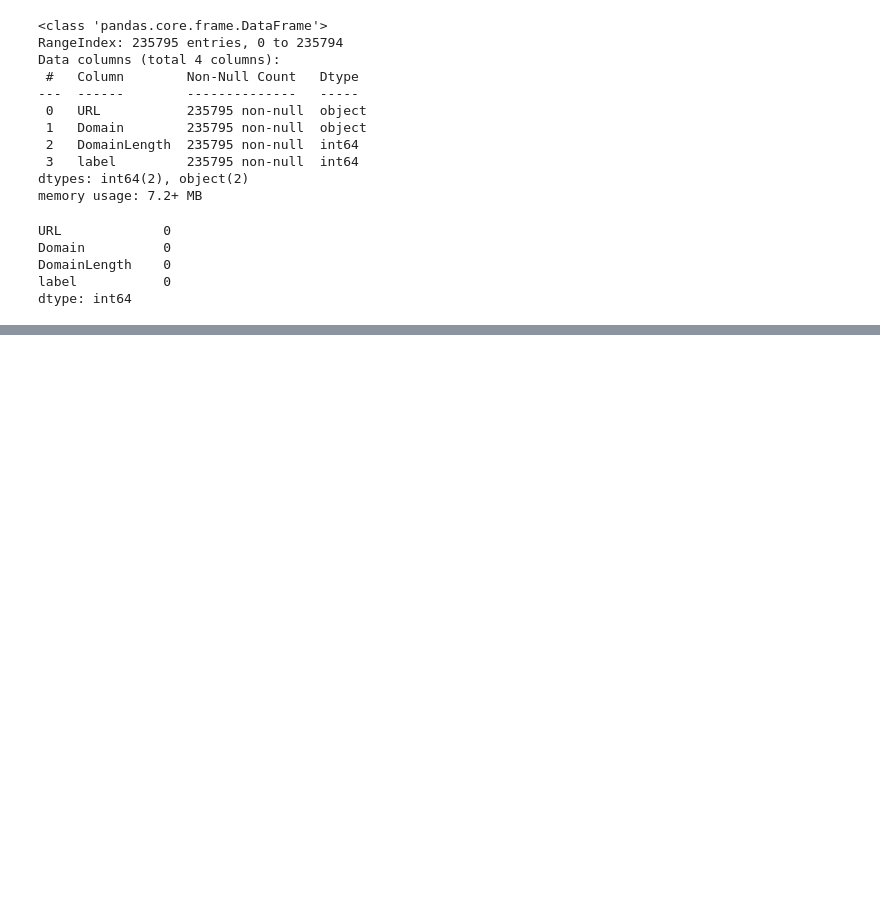
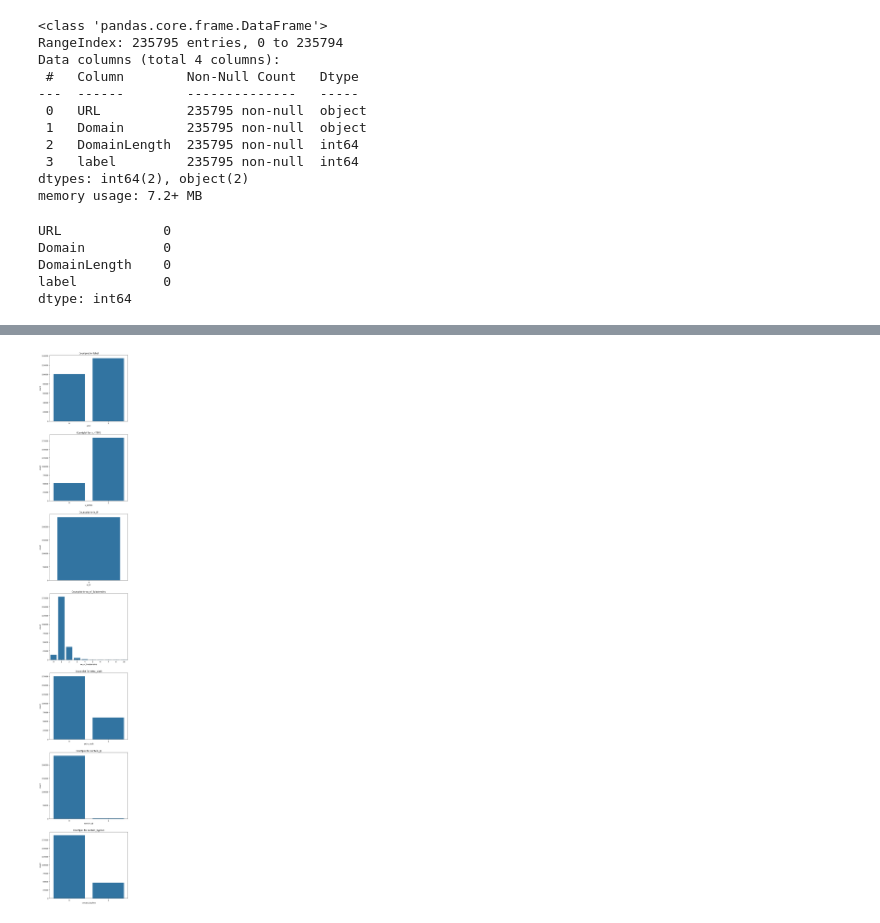
Before and after one commit to PrateekSinghh/phishing, a Jupyter notebook: main.ipynb, the cells around one changed output, grey strips where cells are left out. Drawn from its saved outputs; the diff is of its cells as text; code cells hidden in the pictures; blank space fills up the shorter version.

```diff
--- a/main.ipynb
+++ b/main.ipynb
@@ -101,13 +98,14 @@ def count_of_subdomains(url):
 
     return len(domain_parts) - 2 if len(domain_parts) > 2 else 0
 
-df["Subdomains"] = df["URL"].apply(count_of_subdomains)
+df["no_of_Subdomains"] = df["URL"].apply(count_of_subdomains)
 # %%
+## Checking the position of Double Slash
 def check_double_slash_position(url):
     corr_pos = 6 if url.startswith("http://") else 7 if url.startswith("https://") else -1
     first_occur = url.find("//") + 1
 
-    next_occur = url.find("//" , first_occur + 2)
+    next_occur = url.find("/" , first_occur + 2)
 
     if corr_pos == -1:
         return -1
@@ -117,7 +115,22 @@ def check_double_slash_position(url):
         return 0
 
 
-df["pos_of_dslash"] = df["URL"].apply(check_double_slash_position)
+df["extra_slash"] = df["URL"].apply(check_double_slash_position)
+# %%
+## Checking the presence of @ in url
+
+def check_for_attherate(url):
+    contain_at = 1 if "@" in url else 0
+    return contain_at
+
+df["contain_@"] = df["URL"].apply(check_for_attherate)
+# %%
+## Checking the presence of hyphen in url
+def check_for_hyphen(url):
+    contain_at = 1 if "-" in url else 0
+    return contain_at
+
+df["contain_hyphen"] = df["URL"].apply(check_for_hyphen)
 # %%
 df.sample(10)
 # %% [output]
@@ -134,0 +162,12 @@ df.sample(10)
+# %%
+features = ["label","is_HTTPS","is_IP","no_of_Subdomains","extra_slash","contain_@","contain_hyphen"]
+count = len(features)
+
+fig , axs = plt.subplots(count, 1,  figsize=(8 , 8*count))
+for i , feature in enumerate(features):
+    sns.countplot(x = df[feature] , ax = axs[i])
+    axs[i].set_title(f"Countplot for {feature}")
+
+plt.show()
+# %% [output]
+[figure, added]
```
Also changed, not shown: parts of 19 cells of this notebook.
